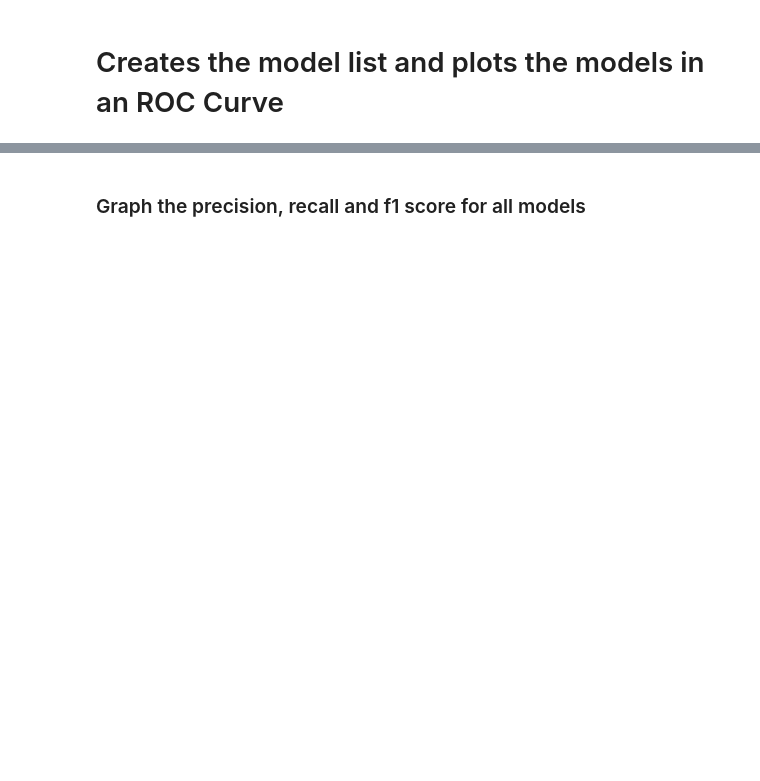
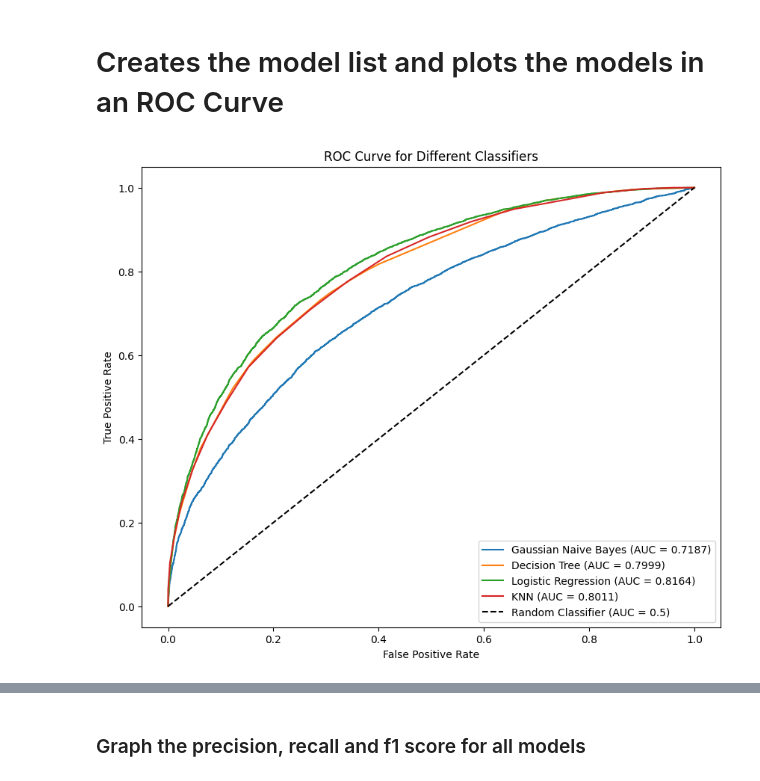
Before and after one commit to GVSU-CIS635/term-project-proposal-d-miner, a Jupyter notebook: D_Miners.ipynb, the cells around one changed output, grey strips where cells are left out. Cells and saved outputs as stored; diff of their text form; code cells hidden in the pictures; blank space fills up the shorter version.

```diff
--- a/D_Miners.ipynb
+++ b/D_Miners.ipynb
@@ -382,5 +395,43 @@ KNeighborsClassifier(n_neighbors=23)
 # %% [markdown]
 # Creates the model list and plots the models in an ROC Curve
+# %%
+from sklearn.metrics import roc_curve, auc
+
+# Initialize a plot
+plt.figure(figsize=(10, 8))
+
+# Function to plot ROC curve
+def plot_roc_curve(model, model_name, X, y):
+    # Get predicted probabilities for the positive class
+    model.fit(X_train, Y_train)
+    y_prob = model.predict_proba(X)[:, 1]  # Only get probabilities for the positive class
+
+    # Compute ROC curve
+    fpr, tpr, _ = roc_curve(y, y_prob)
+    roc_auc = auc(fpr, tpr)
+
+    # Plot ROC curve
+    plt.plot(fpr, tpr, label=f'{model_name} (AUC = {roc_auc:.4f})')
+
+# Evaluate and plot ROC curve for each model
+plot_roc_curve(model_nb, 'Gaussian Naive Bayes', X_train, Y_train)
+plot_roc_curve(model_tree, 'Decision Tree', X_train, Y_train)
+plot_roc_curve(model_log, 'Logistic Regression', X_train, Y_train)
+plot_roc_curve(model_knn, 'KNN', X_train, Y_train)
+
+# Plot the diagonal line (random classifier: AUC = 0.5)
+plt.plot([0, 1], [0, 1], 'k--', label='Random Classifier (AUC = 0.5)')
+
+# Labels and title
+plt.title('ROC Curve for Different Classifiers')
+plt.xlabel('False Positive Rate')
+plt.ylabel('True Positive Rate')
+plt.legend(loc='lower right')
+
+# Show plot
+plt.show()
+# %% [output]
+[figure, added]
 # %%
 model_list = {
     'KNN': model_knn,
```
Also changed, not shown: parts of 16 cells of this notebook.
